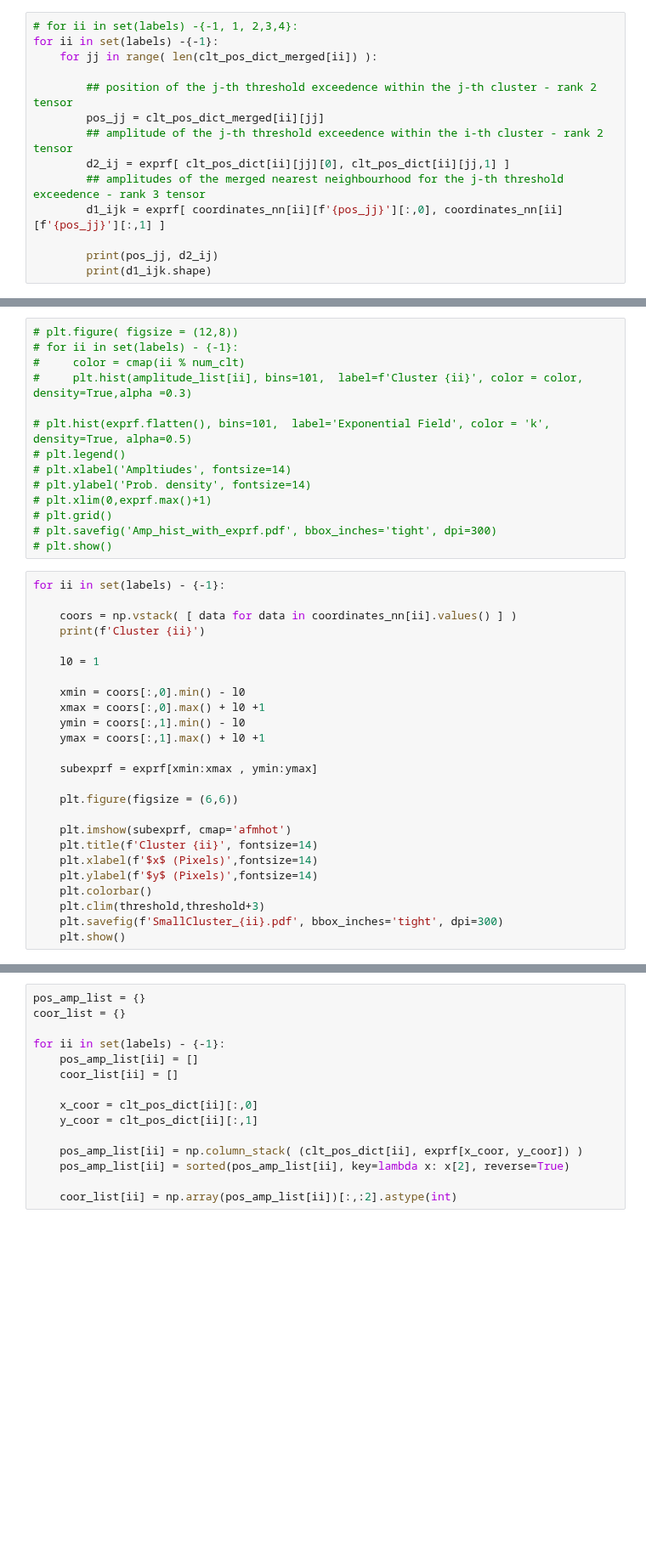
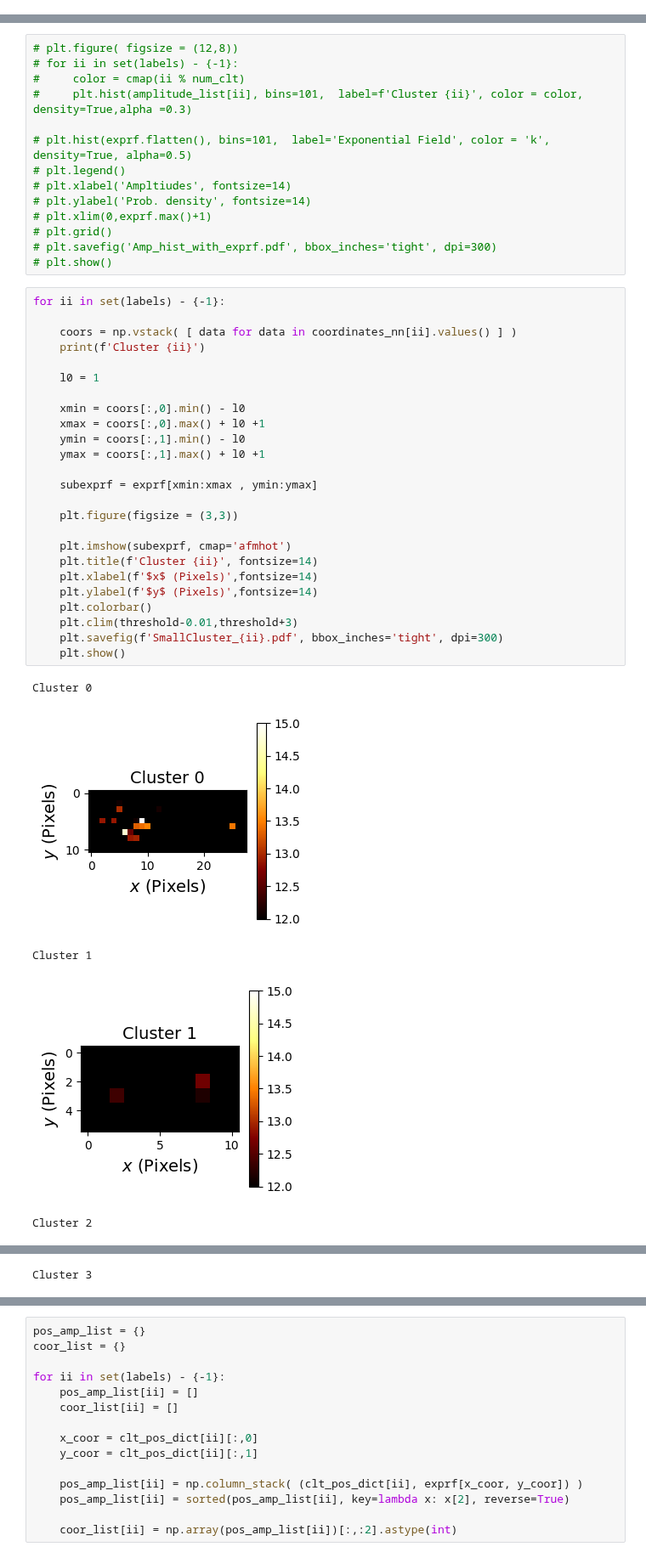
Before and after one commit to khchoi-physik/pbh_simulations, a Jupyter notebook: nearest_neighbour_analysis_2d_v2.ipynb, the cells around one changed output, grey strips where cells are left out. Shown at 85% size. Drawn from its saved outputs; the diff is of its cells as text; blank space fills up the shorter version.

```diff
--- a/nearest_neighbour_analysis_2d_v2.ipynb
+++ b/nearest_neighbour_analysis_2d_v2.ipynb
@@ -563,14 +604,0 @@ len(clt_pos_dict_merged[0])
-# %%
-# for ii in set(labels) -{-1, 1, 2,3,4}:
-for ii in set(labels) -{-1}:
-    for jj in range( len(clt_pos_dict_merged[ii]) ):
-
-        ## position of the j-th threshold exceedence within the j-th cluster - rank 2 tensor
-        pos_jj = clt_pos_dict_merged[ii][jj]
-        ## amplitude of the j-th threshold exceedence within the i-th cluster - rank 2 tensor
-        d2_ij = exprf[ clt_pos_dict[ii][jj][0], clt_pos_dict[ii][jj,1] ]
-        ## amplitudes of the merged nearest neighbourhood for the j-th threshold exceedence - rank 3 tensor
-        d1_ijk = exprf[ coordinates_nn[ii][f'{pos_jj}'][:,0], coordinates_nn[ii][f'{pos_jj}'][:,1] ]
-
-        print(pos_jj, d2_ij)
-        print(d1_ijk.shape)
@@ -672,25 +681,31 @@ plt.show()
 # %%
 for ii in set(labels) - {-1}:
 
     coors = np.vstack( [ data for data in coordinates_nn[ii].values() ] )
     print(f'Cluster {ii}')
 
     l0 = 1
 
     xmin = coors[:,0].min() - l0
     xmax = coors[:,0].max() + l0 +1
     ymin = coors[:,1].min() - l0
     ymax = coors[:,1].max() + l0 +1
 
     subexprf = exprf[xmin:xmax , ymin:ymax]
 
-    plt.figure(figsize = (6,6))
+    plt.figure(figsize = (3,3))
 
     plt.imshow(subexprf, cmap='afmhot')
     plt.title(f'Cluster {ii}', fontsize=14)
     plt.xlabel(f'$x$ (Pixels)',fontsize=14)
     plt.ylabel(f'$y$ (Pixels)',fontsize=14)
     plt.colorbar()
-    plt.clim(threshold,threshold+3)
+    plt.clim(threshold-0.01,threshold+3)
     plt.savefig(f'SmallCluster_{ii}.pdf', bbox_inches='tight', dpi=300)
     plt.show()
+# %% [output]
+Cluster 0
+[figure, added]
+Cluster 1
+[figure, added]
+Cluster 2
@@ -696,0 +713 @@ for ii in set(labels) - {-1}:
+Cluster 3
```
Also changed, not shown: parts of 22 cells of this notebook.
